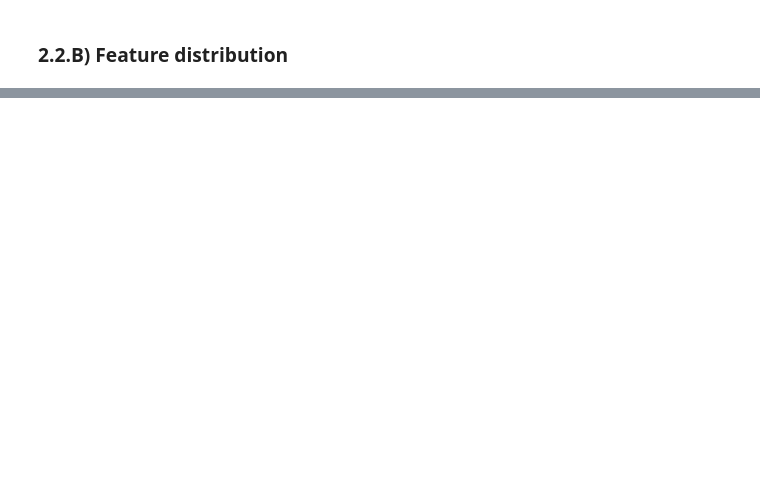
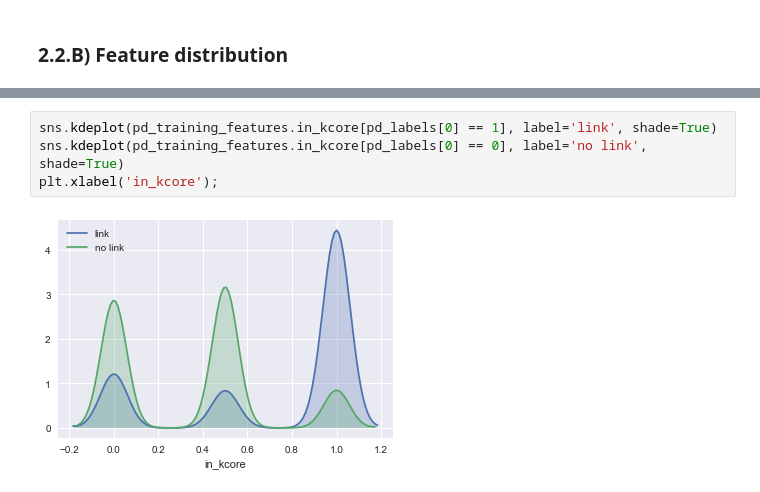
Before and after one commit to armitakhn/NLP_project, a Jupyter notebook: code/Feature analysis.ipynb, the cells around one changed output, grey strips where cells are left out. Saved outputs shown, nothing was run; the diff lists cells and outputs as text; blank space fills up the shorter version.

```diff
--- a/code/Feature analysis.ipynb
+++ b/code/Feature analysis.ipynb
@@ -138,0 +261,6 @@ pd_testing_features.describe()
+# %%
+sns.kdeplot(pd_training_features.in_kcore[pd_labels[0] == 1], label='link', shade=True)
+sns.kdeplot(pd_training_features.in_kcore[pd_labels[0] == 0], label='no link', shade=True)
+plt.xlabel('in_kcore');
+# %% [output]
+[figure, added]
```
Also changed, not shown: parts of 23 cells of this notebook.
